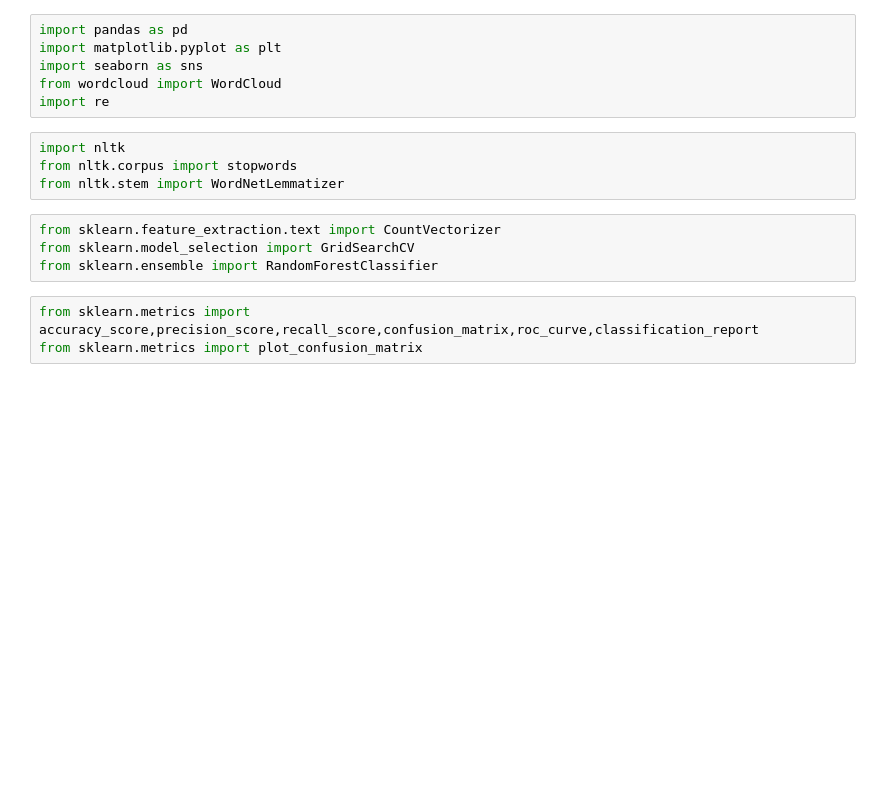
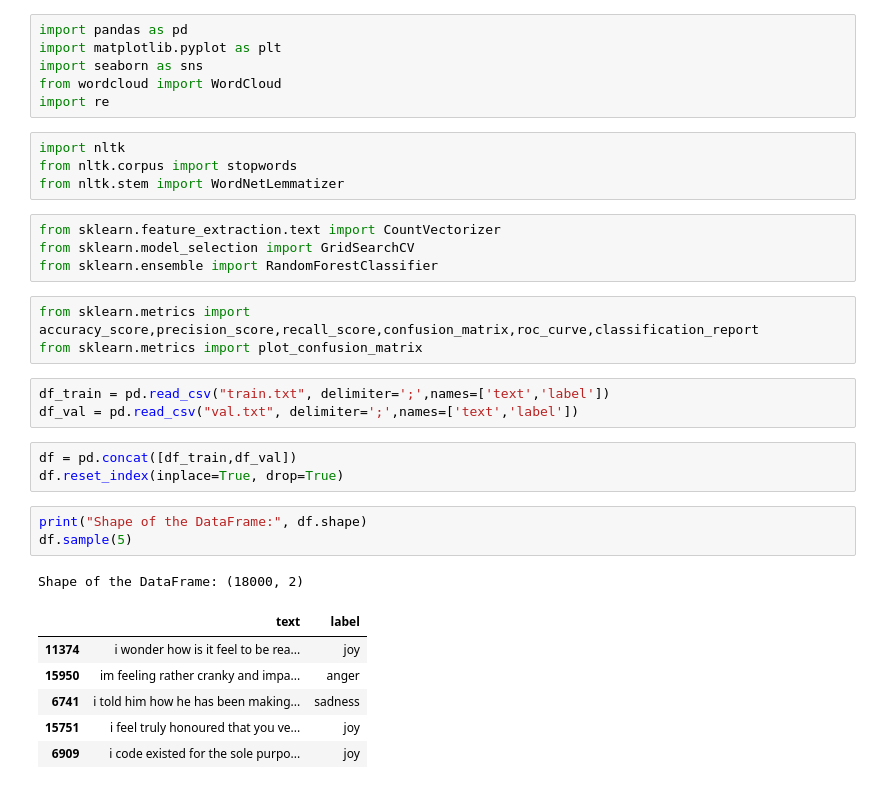
Before and after one commit to ishaanpaul98/Sentiment-Analysis, a Jupyter notebook: Sentiment_Analysis.ipynb, the cells around one changed output. Saved outputs shown, nothing was run; the diff lists cells and outputs as text; blank space fills up the shorter version.

```diff
--- a/Sentiment_Analysis.ipynb
+++ b/Sentiment_Analysis.ipynb
@@ -17,3 +17,20 @@ from sklearn.ensemble import RandomForestClassifier
 # %%
 from sklearn.metrics import accuracy_score,precision_score,recall_score,confusion_matrix,roc_curve,classification_report
 from sklearn.metrics import plot_confusion_matrix
+# %%
+df_train = pd.read_csv("train.txt", delimiter=';',names=['text','label'])
+df_val = pd.read_csv("val.txt", delimiter=';',names=['text','label'])
+# %%
+df = pd.concat([df_train,df_val])
+df.reset_index(inplace=True, drop=True)
+# %%
+print("Shape of the DataFrame:", df.shape)
+df.sample(5)
+# %% [output]
+Shape of the DataFrame: (18000, 2)
+|  | text | label |
+| 11374 | i wonder how is it feel to be rea... | joy |
+| 15950 | im feeling rather cranky and impa... | anger |
+| 6741 | i told him how he has been making... | sadness |
+| 15751 | i feel truly honoured that you ve... | joy |
+| 6909 | i code existed for the sole purpo... | joy |
```
Also changed, not shown: parts of 5 cells of this notebook.
